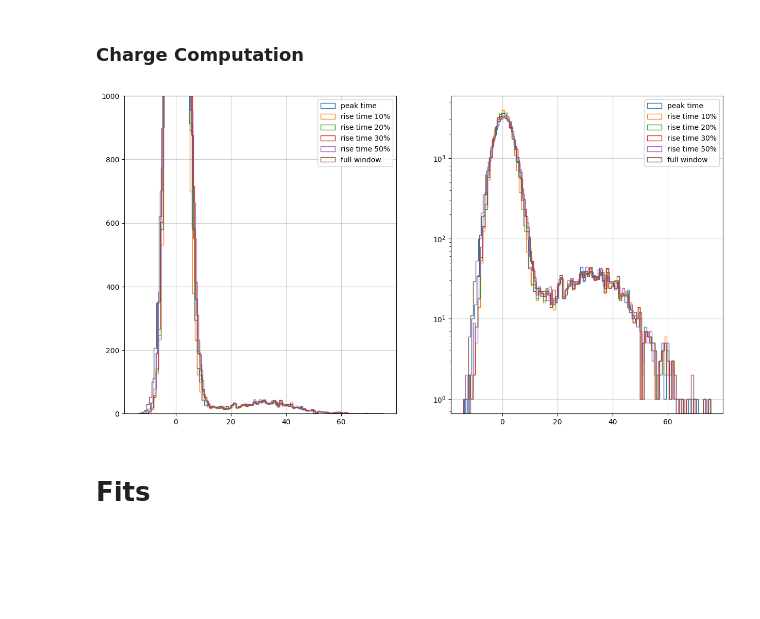
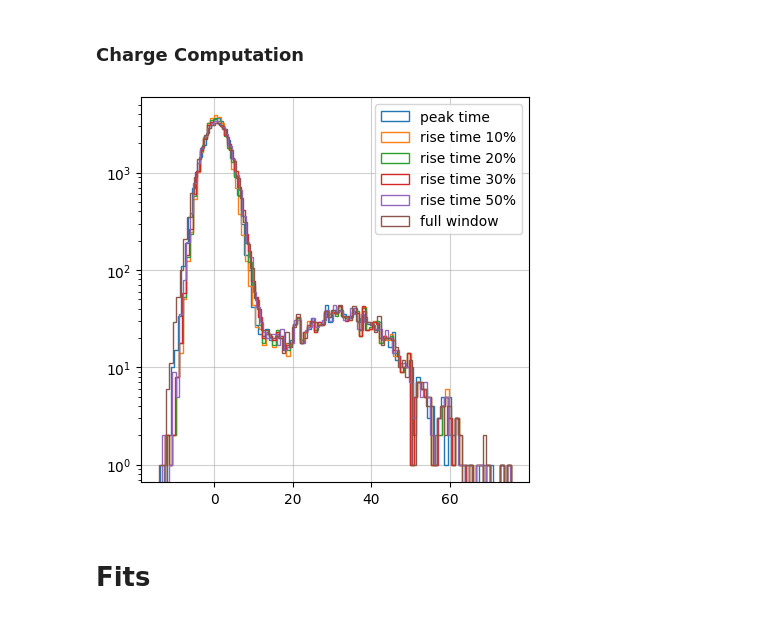
Before and after one commit to TAU-neutrino-lab/PMT-characterization, a Jupyter notebook: PMT-calibration/generic_fit.ipynb, the cells around one changed output. Drawn from its saved outputs; the diff is of its cells as text; code cells hidden in the pictures; blank space fills up the shorter version.

```diff
--- a/PMT-calibration/generic_fit.ipynb
+++ b/PMT-calibration/generic_fit.ipynb
@@ -160,31 +160,21 @@ waveforms_sel = voltage_mV[df_sel["event_id"].values]
 # %% [markdown]
 ### Charge Computation
 # %%
-fig, axes = plt.subplots(1, 2, figsize=(15, 8))
-
+fig, axes = plt.subplots(1, 1, figsize=(5, 5))
 
 rg = None #(-20, 10)
 den=False
 
-axes[0].hist(df_sel.charge_peak_window_mV_ns,  bins=100, range=rg, density=den, histtype='step', label="peak time");
-axes[0].hist(df_sel.charge_cfd10_window_mV_ns, bins=100, range=rg, density=den, histtype='step', label="rise time 10%");
-axes[0].hist(df_sel.charge_cfd20_window_mV_ns, bins=100, range=rg, density=den, histtype='step', label="rise time 20%");
-axes[0].hist(df_sel.charge_cfd30_window_mV_ns, bins=100, range=rg, density=den, histtype='step', label="rise time 30%");
-axes[0].hist(df_sel.charge_cfd50_window_mV_ns, bins=100, range=rg, density=den, histtype='step', label="rise time 50%");
-axes[0].hist(df_sel.area_mV_ns, bins=100, range=rg, density=den, histtype='step', label="full window");
-axes[0].set_ylim(0, 1000)
-axes[0].legend();
-
-axes[1].hist(df_sel.charge_peak_window_mV_ns,  bins=100, range=rg, density=den, histtype='step', label="peak time");
-axes[1].hist(df_sel.charge_cfd10_window_mV_ns, bins=100, range=rg, density=den, histtype='step', label="rise time 10%");
-axes[1].hist(df_sel.charge_cfd20_window_mV_ns, bins=100, range=rg, density=den, histtype='step', label="rise time 20%");
-axes[1].hist(df_sel.charge_cfd30_window_mV_ns, bins=100, range=rg, density=den, histtype='step', label="rise time 30%");
-axes[1].hist(df_sel.charge_cfd50_window_mV_ns, bins=100, range=rg, density=den, histtype='step', label="rise time 50%");
-axes[1].hist(df_sel.area_mV_ns, bins=100, range=rg, density=den, histtype='step', label="full window");
-axes[1].set_yscale('log');
-axes[1].legend();
+axes.hist(df_sel.charge_peak_window_mV_ns,  bins=100, range=rg, density=den, histtype='step', label="peak time");
+axes.hist(df_sel.charge_cfd10_window_mV_ns, bins=100, range=rg, density=den, histtype='step', label="rise time 10%");
+axes.hist(df_sel.charge_cfd20_window_mV_ns, bins=100, range=rg, density=den, histtype='step', label="rise time 20%");
+axes.hist(df_sel.charge_cfd30_window_mV_ns, bins=100, range=rg, density=den, histtype='step', label="rise time 30%");
+axes.hist(df_sel.charge_cfd50_window_mV_ns, bins=100, range=rg, density=den, histtype='step', label="rise time 50%");
+axes.hist(df_sel.area_mV_ns, bins=100, range=rg, density=den, histtype='step', label="full window");
+axes.set_yscale('log');
+axes.legend();
 # %% [output]
-[figure, old version]
+[figure, new version]
 # %% [markdown]
 # Fits
 # %%
```
Also changed, not shown: parts of 9 cells of this notebook, 2 other files.
